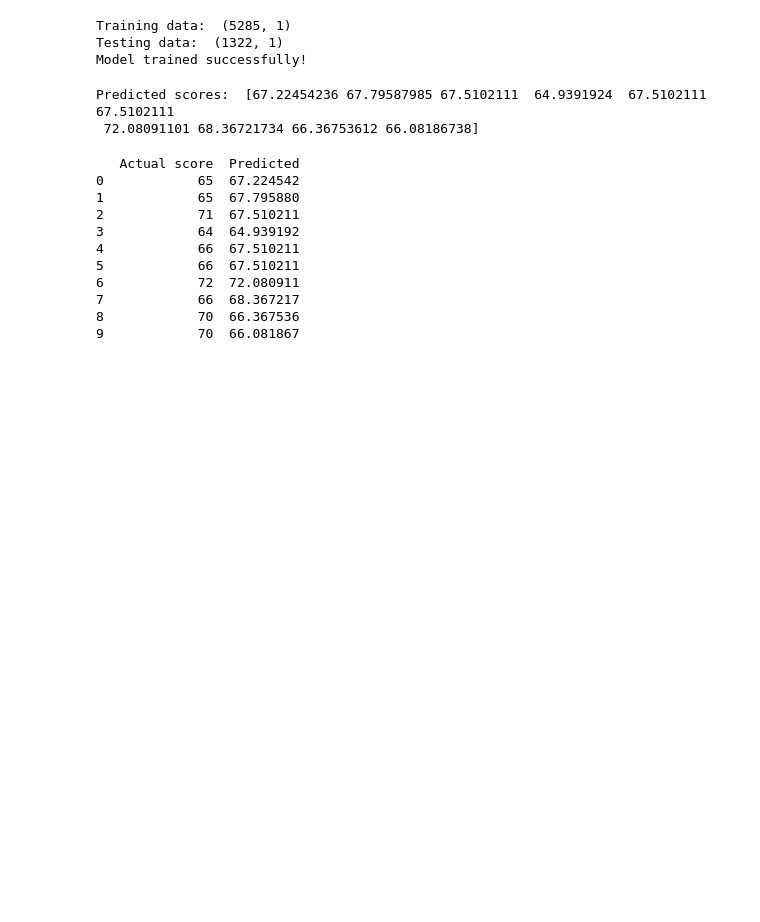
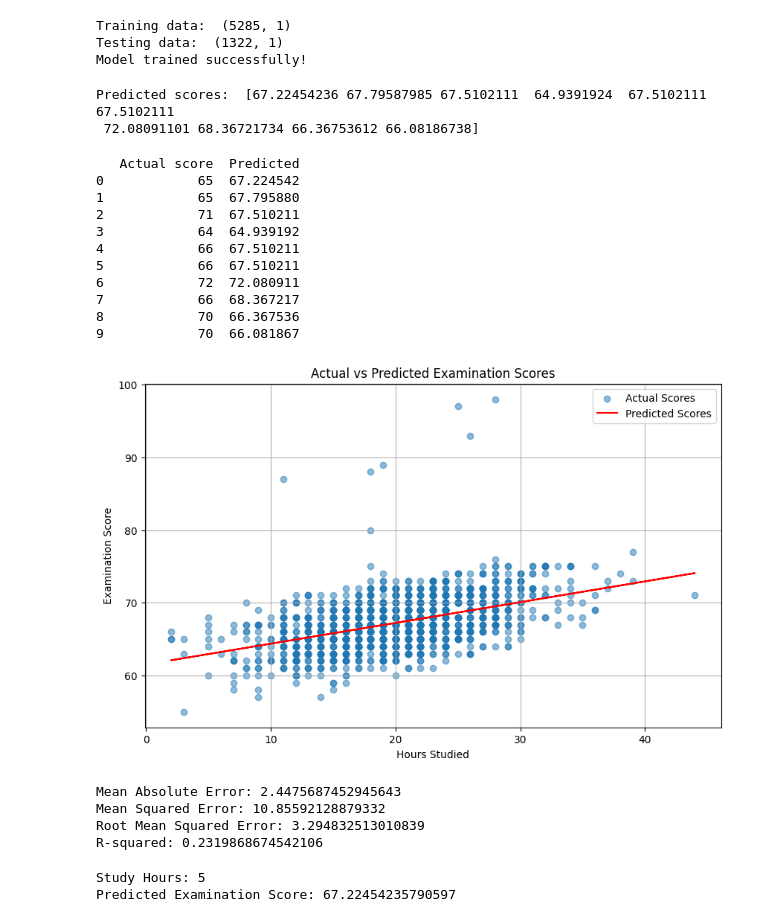
Before and after one commit to Henrietta-quarshie7/Elevvo_internshp_models, a Jupyter notebook: Student_Score_Prediction.ipynb, the cells around one changed output. Saved outputs shown, nothing was run; the diff lists cells and outputs as text; code cells hidden in the pictures; blank space fills up the shorter version.

```diff
--- a/Student_Score_Prediction.ipynb
+++ b/Student_Score_Prediction.ipynb
@@ -207,0 +206,62 @@ print(comparison.head(10))
+# %%
+# Visualize predictions
+plt.figure(figsize=(10, 6))
+
+plt.scatter(
+    X_test['Hours_Studied'],
+    y_test,
+    label='Actual Scores',
+    alpha=0.5
+)
+
+plt.plot(
+    X_test['Hours_Studied'],
+    y_pred,
+    color='red',
+    label='Predicted Scores'
+)
+
+plt.title('Actual vs Predicted Examination Scores')
+plt.xlabel('Hours Studied')
+plt.ylabel('Examination Score')
+
+plt.legend()
+plt.grid(True)
+plt.show()
+# %% [output]
+[figure, added]
+# %%
+# Evaluate
+# MAE
+mae = mean_absolute_error(y_test, y_pred)
+print("Mean Absolute Error:", mae)
+
+# MSE
+mse = mean_squared_error(y_test, y_pred)
+print("Mean Squared Error:", mse)
+
+# RMSE
+rmse = np.sqrt(mse)
+print("Root Mean Squared Error:", rmse)
+
+# r2
+r2 = r2_score(y_test, y_pred)
+print("R-squared:", r2)
+# %% [output]
+Mean Absolute Error: 2.4475687452945643
+Mean Squared Error: 10.85592128879332
+Root Mean Squared Error: 3.294832513010839
+R-squared: 0.2319868674542106
+# %%
+# Test with input
+study_hours = pd.DataFrame({
+    'Hours_Studied': [20]
+})
+
+predicted_score = model.predict(study_hours)
+
+print("Study Hours: 5")
+print("Predicted Examination Score:", predicted_score[0])
+# %% [output]
+Study Hours: 5
+Predicted Examination Score: 67.22454235790597
```
Also changed, not shown: parts of 2 cells of this notebook.
